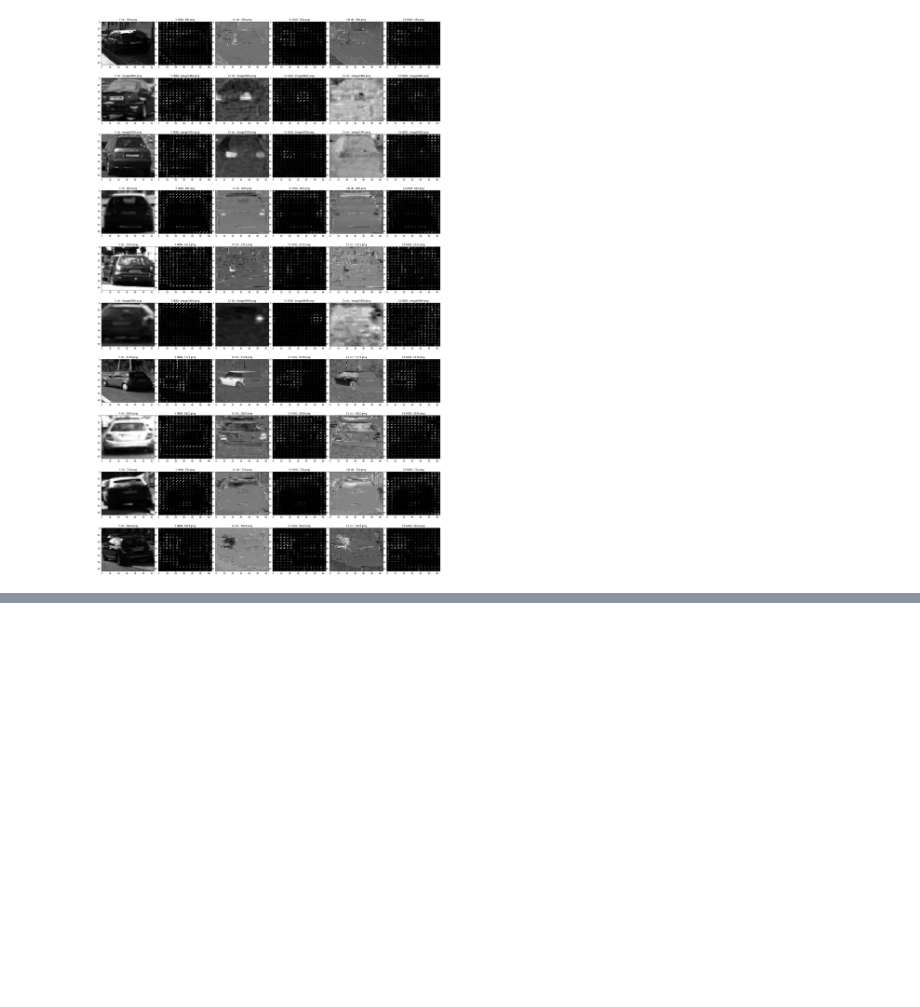
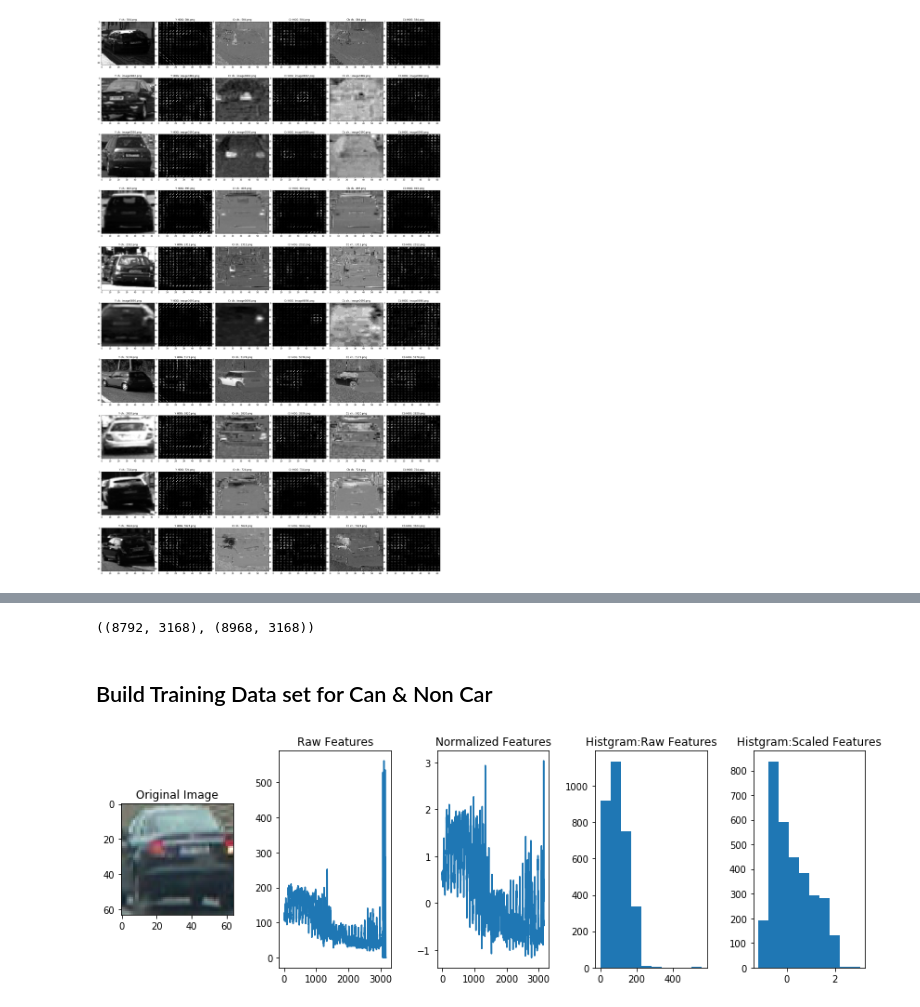
Before and after one commit to scrambleegg7/SelfCar, a Jupyter notebook: CarND-Vehicle-Detection/vehicle_detect_exploration.ipynb, the cells around one changed output, grey strips where cells are left out. Cells and saved outputs as stored; diff of their text form; code cells hidden in the pictures; blank space fills up the shorter version.

Commit message:
Vehicle Detection training process

```diff
--- a/CarND-Vehicle-Detection/vehicle_detect_exploration.ipynb
+++ b/CarND-Vehicle-Detection/vehicle_detect_exploration.ipynb
@@ -306,0 +332,6 @@ answers[0]
+# %%
+np.array(car_features).shape, np.array(notcar_features).shape
+# %% [output]
+((8792, 3168), (8968, 3168))
+# %% [markdown]
+## Build Training Data set for Can & Non Car
@@ -306,0 +351,35 @@ answers[0]
+# %%
+#
+# next, build X training data
+#
+
+X = np.vstack((car_features, notcar_features)).astype(np.float64)
+# Fit a per-column scaler
+X_scaler = StandardScaler().fit(X)
+# Apply the scaler to X
+scaled_X = X_scaler.transform(X)
+# %%
+car_ind = np.random.randint(0, len(car_features))
+# Plot an example of raw and scaled features
+fig = plt.figure(figsize=(12,8))
+plt.subplot(151)
+plt.imshow( car_images[car_ind] )
+plt.title('Original Image')
+plt.subplot(152)
+plt.plot(X[car_ind])
+plt.title('Raw Features')
+plt.subplot(153)
+plt.plot(scaled_X[car_ind])
+plt.title('Normalized Features')
+
+plt.subplot(154)
+plt.hist(X[car_ind])
+plt.title('Histgram:Raw Features')
+
+plt.subplot(155)
+plt.hist(scaled_X[car_ind])
+plt.title('Histgram:Scaled Features')
+
+fig.tight_layout()
+# %% [output]
+[figure, added]
```
Also changed, not shown: parts of 16 cells of this notebook, 4 other files.
